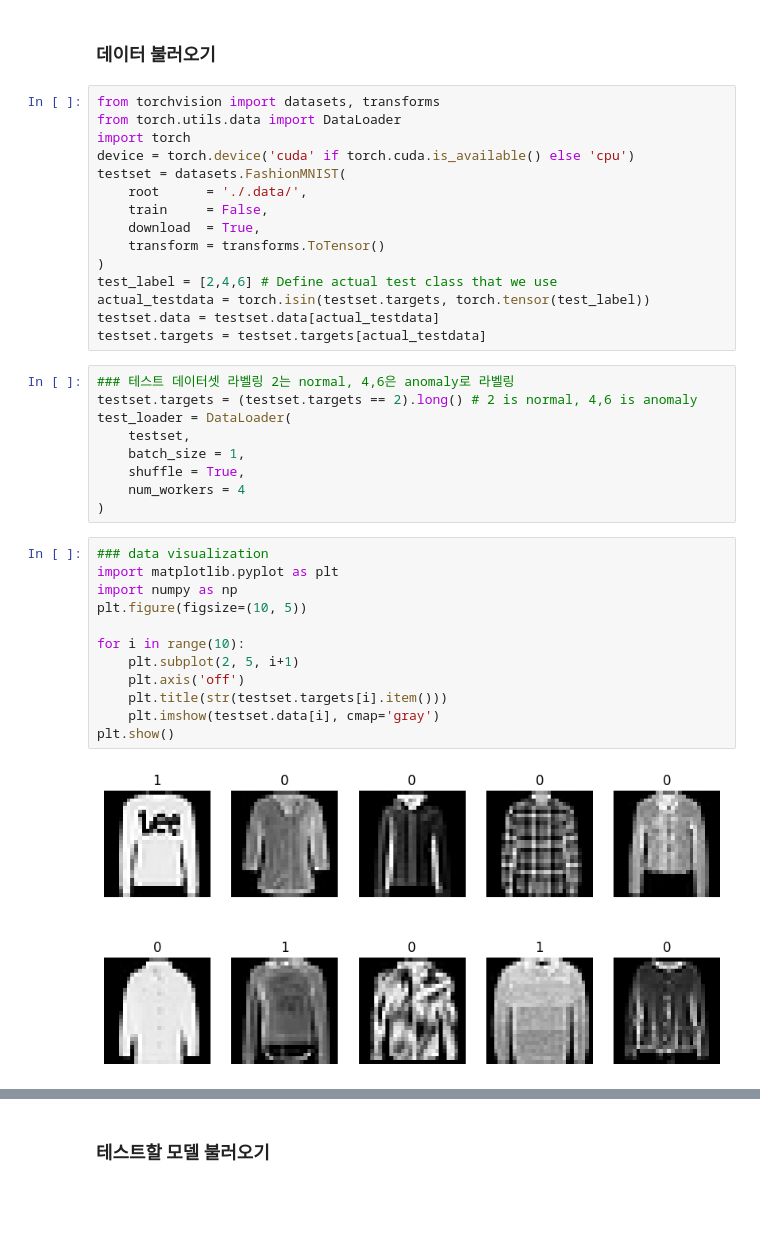
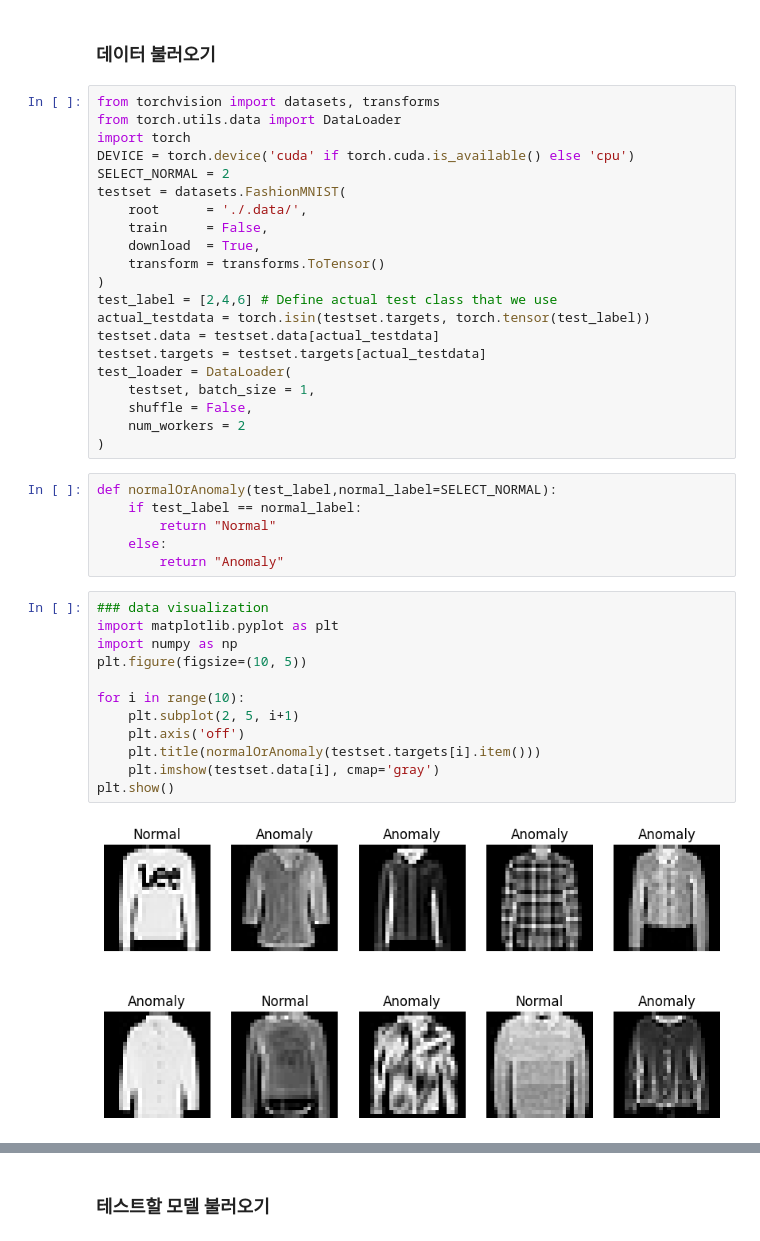
Before and after one commit to sepengsu/cv_project, a Jupyter notebook: ad-poject/visual.ipynb, the cells around one changed output, grey strips where cells are left out. Saved outputs shown, nothing was run; the diff lists cells and outputs as text; blank space fills up the shorter version.

```diff
--- a/ad-poject/visual.ipynb
+++ b/ad-poject/visual.ipynb
@@ -4,7 +4,8 @@
 from torchvision import datasets, transforms
 from torch.utils.data import DataLoader
 import torch
-device = torch.device('cuda' if torch.cuda.is_available() else 'cpu')
+DEVICE = torch.device('cuda' if torch.cuda.is_available() else 'cpu')
+SELECT_NORMAL = 2
 testset = datasets.FashionMNIST(
     root      = './.data/',
     train     = False,
@@ -15,29 +16,31 @@ test_label = [2,4,6] # Define actual test class that we use
 actual_testdata = torch.isin(testset.targets, torch.tensor(test_label))
 testset.data = testset.data[actual_testdata]
 testset.targets = testset.targets[actual_testdata]
+test_loader = DataLoader(
+    testset, batch_size = 1,
+    shuffle = False,
+    num_workers = 2
+)
-# %%
-### 테스트 데이터셋 라벨링 2는 normal, 4,6은 anomaly로 라벨링
-testset.targets = (testset.targets == 2).long() # 2 is normal, 4,6 is anomaly
-test_loader = DataLoader(
-    testset,
-    batch_size = 1,
-    shuffle = True,
-    num_workers = 4
-)
+# %%
+def normalOrAnomaly(test_label,normal_label=SELECT_NORMAL):
+    if test_label == normal_label:
+        return "Normal"
+    else:
+        return "Anomaly"
 # %%
 ### data visualization
 import matplotlib.pyplot as plt
 import numpy as np
 plt.figure(figsize=(10, 5))
 
 for i in range(10):
     plt.subplot(2, 5, i+1)
     plt.axis('off')
-    plt.title(str(testset.targets[i].item()))
+    plt.title(normalOrAnomaly(testset.targets[i].item()))
     plt.imshow(testset.data[i], cmap='gray')
 plt.show()
 # %% [output]
-[figure, old version]
+[figure, new version]
 # %%
 ### 분포 보기 ab vs normal
 import seaborn as sns
```
Also changed, not shown: parts of 6 cells of this notebook, 22 other files.
